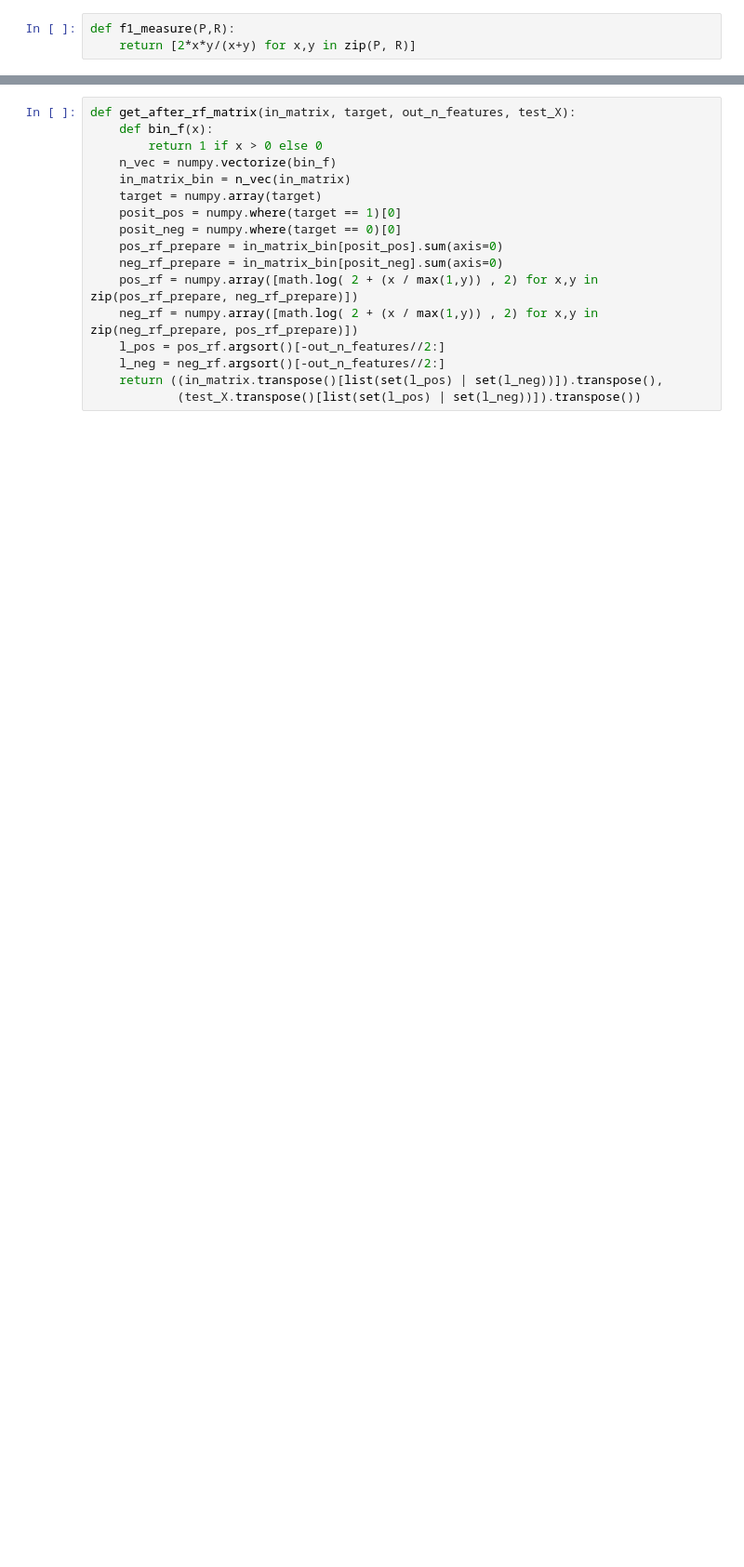
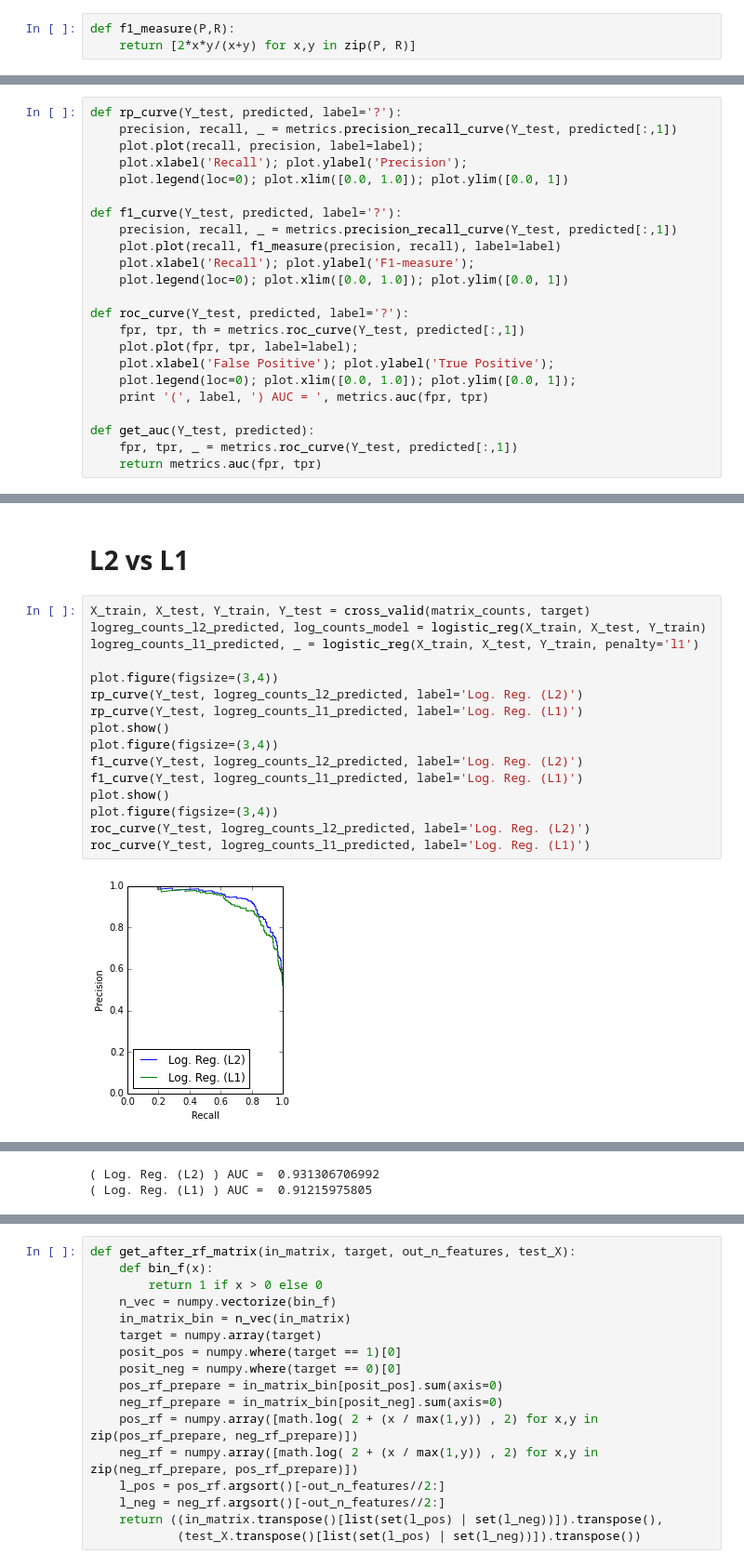
Before and after one commit to ermakovpetr/posneg, a Jupyter notebook: main.ipynb, the cells around one changed output, grey strips where cells are left out. Shown at 93% size. Cells and saved outputs as stored; diff of their text form; blank space fills up the shorter version.

```diff
--- a/main.ipynb
+++ b/main.ipynb
@@ -43,0 +37,23 @@ def f1_measure(P,R):
+# %%
+def rp_curve(Y_test, predicted, label='?'):
+    precision, recall, _ = metrics.precision_recall_curve(Y_test, predicted[:,1])
+    plot.plot(recall, precision, label=label);
+    plot.xlabel('Recall'); plot.ylabel('Precision');
+    plot.legend(loc=0); plot.xlim([0.0, 1.0]); plot.ylim([0.0, 1])
+
+def f1_curve(Y_test, predicted, label='?'):
+    precision, recall, _ = metrics.precision_recall_curve(Y_test, predicted[:,1])
+    plot.plot(recall, f1_measure(precision, recall), label=label)
+    plot.xlabel('Recall'); plot.ylabel('F1-measure');
+    plot.legend(loc=0); plot.xlim([0.0, 1.0]); plot.ylim([0.0, 1])
+
+def roc_curve(Y_test, predicted, label='?'):
+    fpr, tpr, th = metrics.roc_curve(Y_test, predicted[:,1])
+    plot.plot(fpr, tpr, label=label);
+    plot.xlabel('False Positive'); plot.ylabel('True Positive');
+    plot.legend(loc=0); plot.xlim([0.0, 1.0]); plot.ylim([0.0, 1]);
+    print '(', label, ') AUC = ', metrics.auc(fpr, tpr)
+
+def get_auc(Y_test, predicted):
+    fpr, tpr, _ = metrics.roc_curve(Y_test, predicted[:,1])
+    return metrics.auc(fpr, tpr)
@@ -43,0 +80,20 @@ def f1_measure(P,R):
+# %% [markdown]
+# L2 vs L1
+# %%
+X_train, X_test, Y_train, Y_test = cross_valid(matrix_counts, target)
+logreg_counts_l2_predicted, log_counts_model = logistic_reg(X_train, X_test, Y_train)
+logreg_counts_l1_predicted, _ = logistic_reg(X_train, X_test, Y_train, penalty='l1')
+
+plot.figure(figsize=(3,4))
+rp_curve(Y_test, logreg_counts_l2_predicted, label='Log. Reg. (L2)')
+rp_curve(Y_test, logreg_counts_l1_predicted, label='Log. Reg. (L1)')
+plot.show()
+plot.figure(figsize=(3,4))
+f1_curve(Y_test, logreg_counts_l2_predicted, label='Log. Reg. (L2)')
+f1_curve(Y_test, logreg_counts_l1_predicted, label='Log. Reg. (L1)')
+plot.show()
+plot.figure(figsize=(3,4))
+roc_curve(Y_test, logreg_counts_l2_predicted, label='Log. Reg. (L2)')
+roc_curve(Y_test, logreg_counts_l1_predicted, label='Log. Reg. (L1)')
+# %% [output]
+[figure, added]
@@ -43,0 +101,2 @@ def f1_measure(P,R):
+( Log. Reg. (L2) ) AUC =  0.931306706992
+( Log. Reg. (L1) ) AUC =  0.91215975805
```
Also changed, not shown: parts of 132 cells of this notebook.
